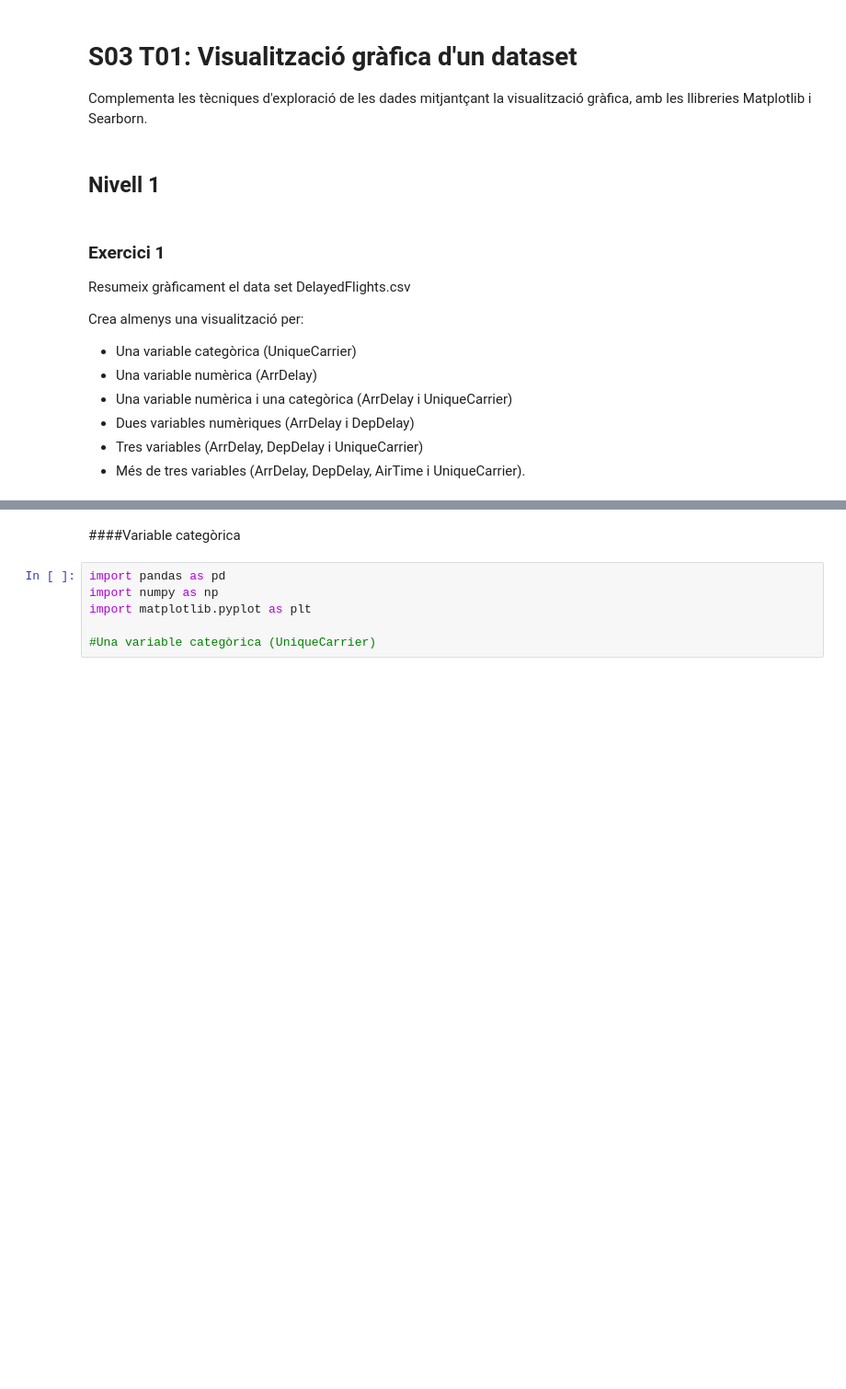
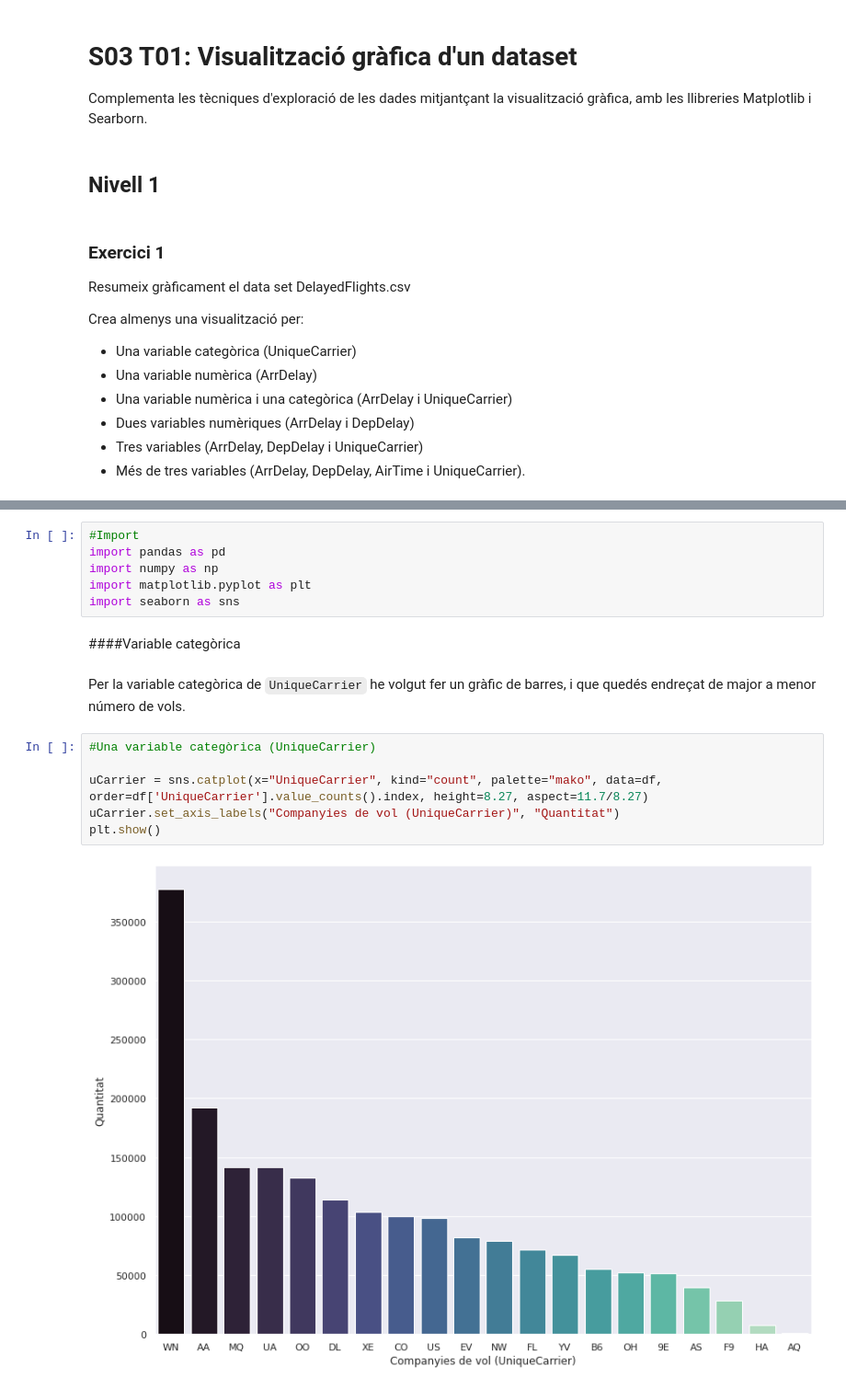
Before and after one commit to davifebdn/visualitzaci-_explorat-ria, a Jupyter notebook: Data_Science_Sprint_3_T01_Visualització_gràfica_d'un_dataset.ipynb, the cells around one changed output, grey strips where cells are left out. Shown at 92% size. Saved outputs shown, nothing was run; the diff lists cells and outputs as text; blank space fills up the shorter version.

```diff
--- a/Data_Science_Sprint_3_T01_Visualització_gràfica_d'un_dataset.ipynb
+++ b/Data_Science_Sprint_3_T01_Visualització_gràfica_d'un_dataset.ipynb
@@ -50,8 +51,18 @@ df.head()
+# %%
+#Import
+import pandas as pd
+import numpy as np
+import matplotlib.pyplot as plt
+import seaborn as sns
 # %% [markdown]
 ####Variable categòrica
-# %%
-import pandas as pd
-import numpy as np
-import matplotlib.pyplot as plt
-
-#Una variable categòrica (UniqueCarrier)
+# %% [markdown]
+Per la variable categòrica de `UniqueCarrier` he volgut fer un gràfic de barres, i que quedés endreçat de major a menor número de vols.
+# %%
+#Una variable categòrica (UniqueCarrier)
+
+uCarrier = sns.catplot(x="UniqueCarrier", kind="count", palette="mako", data=df, order=df['UniqueCarrier'].value_counts().index, height=8.27, aspect=11.7/8.27)
+uCarrier.set_axis_labels("Companyies de vol (UniqueCarrier)", "Quantitat")
+plt.show()
+# %% [output]
+[figure, added]
```
Also changed, not shown: parts of 3 cells of this notebook.
